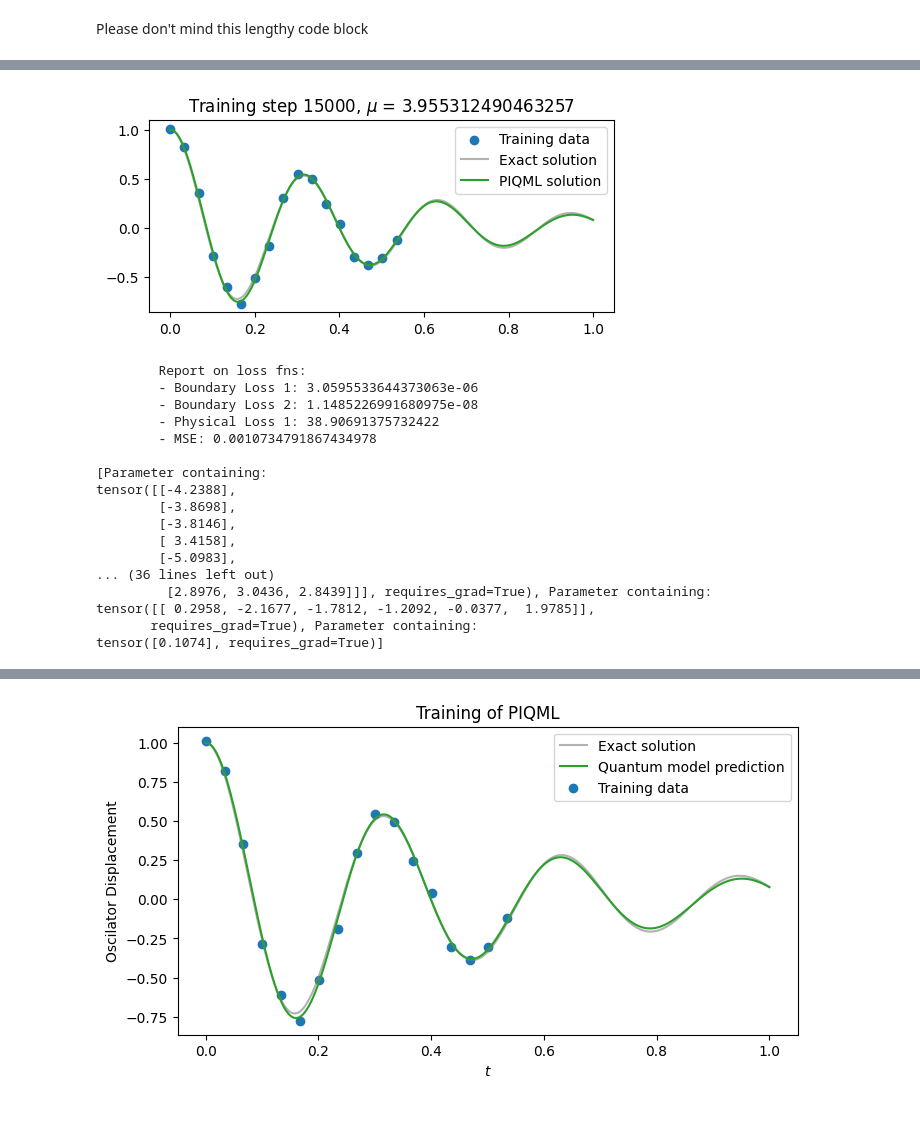
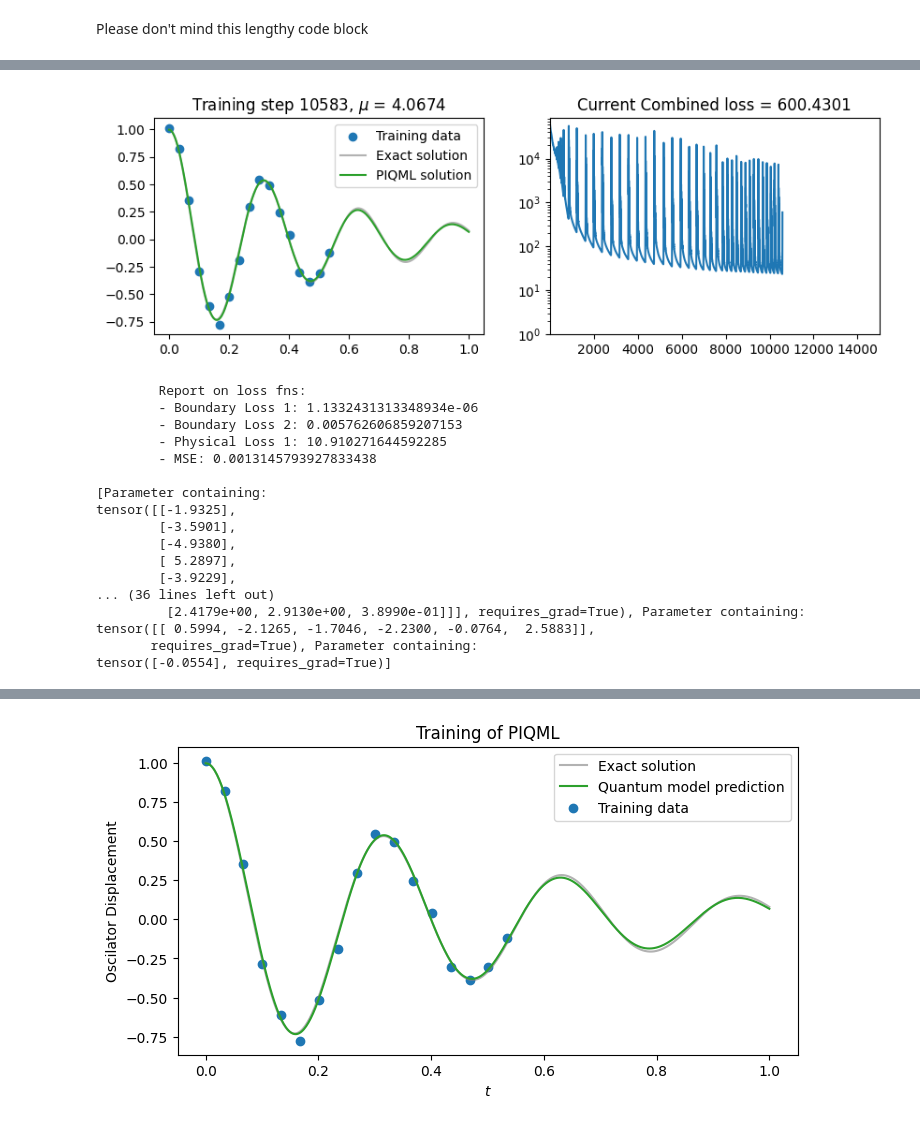
Before and after one commit to NNCT2904/harmonic-oscillator-pinn, a Jupyter notebook: PIQML_simulator_simple_reg.ipynb, the cells around one changed output, grey strips where cells are left out. Cells and saved outputs as stored; diff of their text form; code cells hidden in the pictures.

Commit message:
PIQML demonstrate loss and training pngs

```diff
--- a/PIQML_simulator_simple_reg.ipynb
+++ b/PIQML_simulator_simple_reg.ipynb
@@ -251,7 +251,7 @@ learning_rate=1e-2
 optimiser = torch.optim.Adam(list(qmodel.parameters()) + [mu], lr=learning_rate)
 
 # weighting the loss functions, see block below
-lambda1, lambda2, lambda3, lambda4 = 1e5, 1e5, 1, 1e5
+lambda1, lambda2, lambda3, lambda4 = 1e5, 1e5, 1, 1e4
 
 clipper = WeightClipper()
 mseloss = nn.MSELoss()
@@ -295,58 +295,72 @@ for i in range(15000):
     loss4 = mseloss(prediction, obs_data)
 
     # Combined
     loss = lambda1*loss1 + lambda2*loss2 + lambda3*loss3 + lambda4*loss4
 
     if loss3 <= 10 and loss4 <= 0.002: break
 
     loss.backward()
 
     optimiser.step()
 
     qmodel.quantum_layer.apply(clipper)
 
     all_mus.append(mu.item())
     all_loss.append(loss.item())
 
     if i % 1 == 0:
         clear_output(wait=True)
         prediction = qmodel(t_true).detach()
-        plt.figure(figsize=(6,2.5))
-        plt.scatter(t_data, obs_data, label="Training data")
-        plt.plot(t_true[:,0], obs_true[:,0], label="Exact solution", color="tab:grey", alpha=0.6)
-        plt.plot(t_true[:,0], prediction[:,0], label="PIQML solution", color="tab:green")
-        plt.title(f"Training step {i+1}, $\mu$ = {mu.item()}")
-        plt.legend()
-        plt.savefig(f'./plots/PIQML_simple/i_{i}.png', dpi=300)
+        # plt.figure(figsize=(8,2.5))
+
+        fig, (ax1, ax2) = plt.subplots(1, 2, figsize=(10,3))
+        ax1.scatter(t_data, obs_data, label="Training data")
+        ax1.plot(t_true[:,0], obs_true[:,0], label="Exact solution", color="tab:grey", alpha=0.6)
+        ax1.plot(t_true[:,0], prediction[:,0], label="PIQML solution", color="tab:green")
+        ax1.legend()
+        ax1.set_title(f"Training step {i+1}, $\mu$ = {np.around(mu.item(), 4)}")
+
+        ax2.plot(all_loss)
+        ax2.set_xlim(1,15001)
+        ax2.set_ylim(1, all_loss[0])
+        ax2.set_yscale('log', base=10)
+
+        ax2.set_title(f"Current Combined loss = {np.around(loss.item(), 4)}")
+
+
+
+        plt.savefig(f'./plots/PIQML_simple/i_{i}.png', dpi=400)
         plt.show()
 
         print(f'''
         Report on loss fns:
         - Boundary Loss 1: {loss1}
         - Boundary Loss 2: {loss2}
         - Physical Loss 1: {loss3}
         - MSE: {loss4}
         ''')
         print(list(qmodel.parameters())) # Uncomment this to see parameters updating
+    # Early stopping
+    if loss3 <= 10 and loss4 <= 0.002: break
 # %% [output]
-[figure, old version]
+[figure, new version]
         Report on loss fns:
-        - Boundary Loss 1: 3.0595533644373063e-06
-        - Boundary Loss 2: 1.1485226991680975e-08
-        - Physical Loss 1: 38.90691375732422
-        - MSE: 0.0010734791867434978
+        - Boundary Loss 1: 1.1332431313348934e-06
+        - Boundary Loss 2: 0.005762606859207153
+        - Physical Loss 1: 10.910271644592285
+        - MSE: 0.0013145793927833438
 
 [Parameter containing:
-tensor([[-4.2388],
-        [-3.8698],
-        [-3.8146],
-        [ 3.4158],
-        [-5.0983],
+tensor([[-1.9325],
+        [-3.5901],
+        [-4.9380],
+        [ 5.2897],
+        [-3.9229],
 ... (36 lines left out)
-         [2.8976, 3.0436, 2.8439]]], requires_grad=True), Parameter containing:
-tensor([[ 0.2958, -2.1677, -1.7812, -1.2092, -0.0377,  1.9785]],
+         [2.4179e+00, 2.9130e+00, 3.8990e-01]]], requires_grad=True), Parameter containing:
+tensor([[ 0.5994, -2.1265, -1.7046, -2.2300, -0.0764,  2.5883]],
        requires_grad=True), Parameter containing:
-tensor([0.1074], requires_grad=True)]
+tensor([-0.0554], requires_grad=True)]
 # %%
 ## MSE
 np.mean((harmonic_oscillator_solution(d=2, w0=20, t=t_true) - qmodel(t_true)).detach().numpy())**2
```
Also changed, not shown: parts of 3 cells of this notebook.
